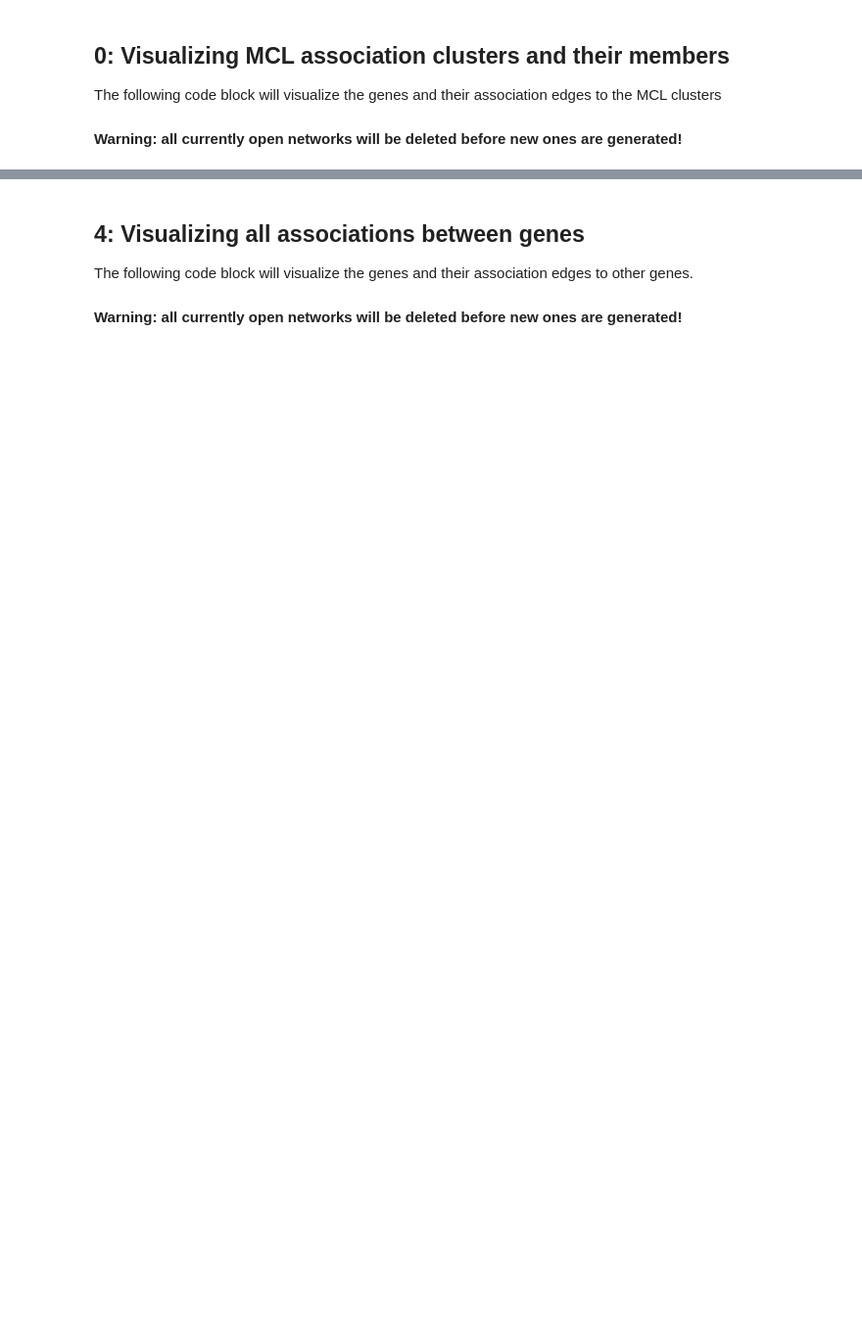
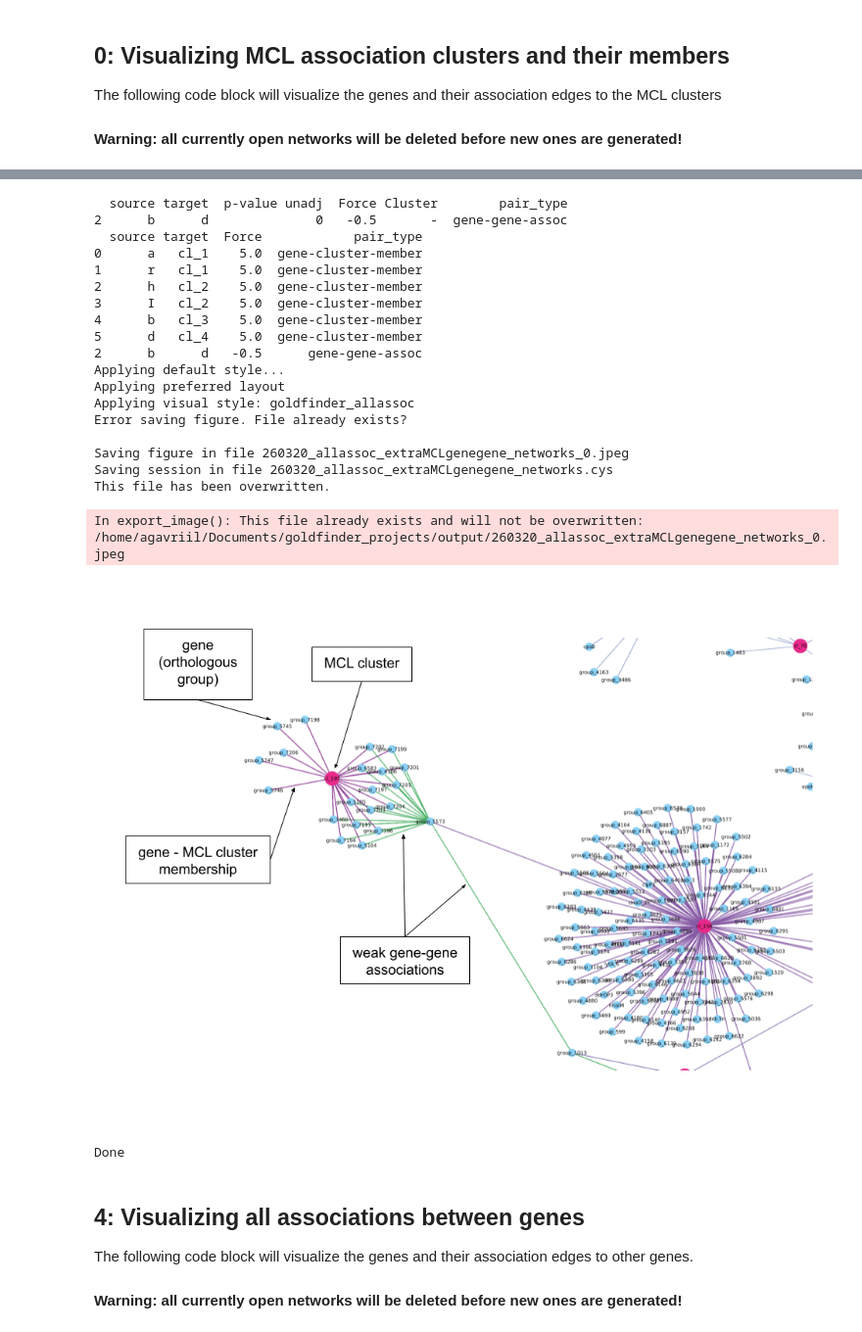
Before and after one commit to fbaumdicker/goldfinder, a Jupyter notebook: goldfinder/goldfinder_cytoscape_import.ipynb, the cells around one changed output, grey strips where cells are left out. Shown at 98% size. Drawn from its saved outputs; the diff is of its cells as text; code cells hidden in the pictures; blank space fills up the shorter version.

```diff
--- a/goldfinder/goldfinder_cytoscape_import.ipynb
+++ b/goldfinder/goldfinder_cytoscape_import.ipynb
@@ -864,0 +709,57 @@ KeyboardInterrupt:
+# %%
+### how many edges should be visualized at a time? change variable here
+nrows = 1000
+
+today = date.today()
+todaystr = today.strftime("%y%m%d")
+
+### deleting existing networks to start over
+p4c.delete_all_networks()
+
+### gather gene-gene associations across MCL clusters
+outside_MCL_gene_assoc_df = gene_assoc_edges_df[gene_assoc_edges_df['Cluster'] == '-']
+
+### sort association edges by Force value (most significant ones are visualized first)
+outside_MCL_gene_assoc_df.sort_values('Force', ascending=False, inplace=True)
+print(outside_MCL_gene_assoc_df.head())
+
+### create one network for each nrows edges, starting with the most significant ones (highest Force values)
+index = 0
+while nrows * index < len(outside_MCL_gene_assoc_df):
+    outside_MCL_gene_assoc_edges_part_df = outside_MCL_gene_assoc_df.iloc[index*nrows:(index+1)*nrows, :]
+    outside_MCL_gene_assoc_edges_part_df = pd.concat([gene_to_cluster_edges_df[['source', 'target', 'Force', 'pair_type']],
+                                                outside_MCL_gene_assoc_edges_part_df[['source', 'target', 'Force', 'pair_type']]])
+    print(outside_MCL_gene_assoc_edges_part_df)
+    check_nodes_edges(nodes_df, outside_MCL_gene_assoc_edges_part_df)
+    ### make associations network inlcuding MCL clusters
+    collection_title = "GOLDfinder results"
+    p4c.create_network_from_data_frames(nodes_df,
+                                        outside_MCL_gene_assoc_edges_part_df,
+                                        title = f'Gene-MCL cluster associations and rows {nrows} ({(index*nrows) + 1} to {(index+1)* nrows}) gene-gene associations across MCL clusters',
+                                        collection=collection_title)
+    p4c.layout_network('force-directed')
+    ### apply style
+    apply_visual_style(styles_dict['all_association'])
+    ### give it a second for the style to be applied
+    time.sleep(1)
+    ### save the figure
+    outfig_name= f'{todaystr}_allassoc_extraMCLgenegene_networks_{index}.jpeg'
+    # for more options see here: https://py4cytoscape.readthedocs.io/en/latest/reference/generated/py4cytoscape.network_views.export_image.html
+    save_network_image(join(outdir, outfig_name), filetype='JPEG')
+    print(f"Saving figure in file {outfig_name}")
+    index+=1
+### save session
+outcys_session_name = f'{todaystr}_allassoc_extraMCLgenegene_networks.cys'
+print(f"Saving session in file {outcys_session_name}")
+p4c.save_session(os.path.join(outdir, outcys_session_name))
+
+
+
+### show example legend
+example3 = os.path.join(examples_dir, '3_visualisation_legend.png')
+try:
+    display(Image(filename=example3))
+except:
+    print("Error displaying example legend")
+print('\nDone')
+# %% [output]
@@ -865,3 +770,24 @@ KeyboardInterrupt:
+  source target  p-value unadj  Force Cluster        pair_type
+2      b      d              0   -0.5       -  gene-gene-assoc
+  source target  Force            pair_type
+0      a   cl_1    5.0  gene-cluster-member
+1      r   cl_1    5.0  gene-cluster-member
+2      h   cl_2    5.0  gene-cluster-member
+3      I   cl_2    5.0  gene-cluster-member
+4      b   cl_3    5.0  gene-cluster-member
+5      d   cl_4    5.0  gene-cluster-member
+2      b      d   -0.5      gene-gene-assoc
+Applying default style...
+Applying preferred layout
+Applying visual style: goldfinder_allassoc
+Error saving figure. File already exists?
+
+Saving figure in file 260320_allassoc_extraMCLgenegene_networks_0.jpeg
+Saving session in file 260320_allassoc_extraMCLgenegene_networks.cys
+This file has been overwritten.
+In export_image(): This file already exists and will not be overwritten: /home/agavriil/Documents/goldfinder_projects/output/260320_allassoc_extraMCLgenegene_networks_0.jpeg
+[figure, added]
+Done
 # %% [markdown]
 ## 4: Visualizing all associations between genes
 
```
Also changed, not shown: parts of 29 cells of this notebook, 3 other files.
